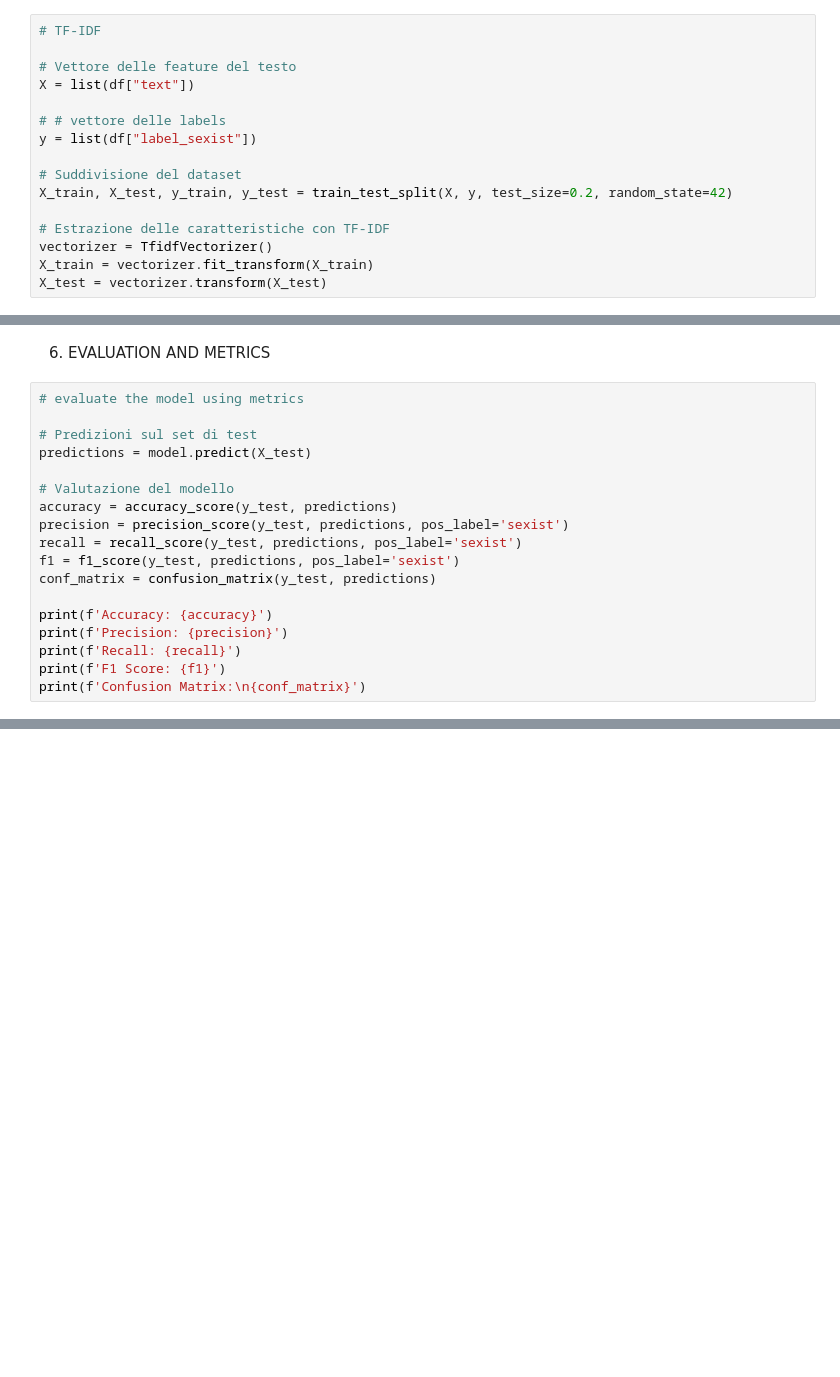
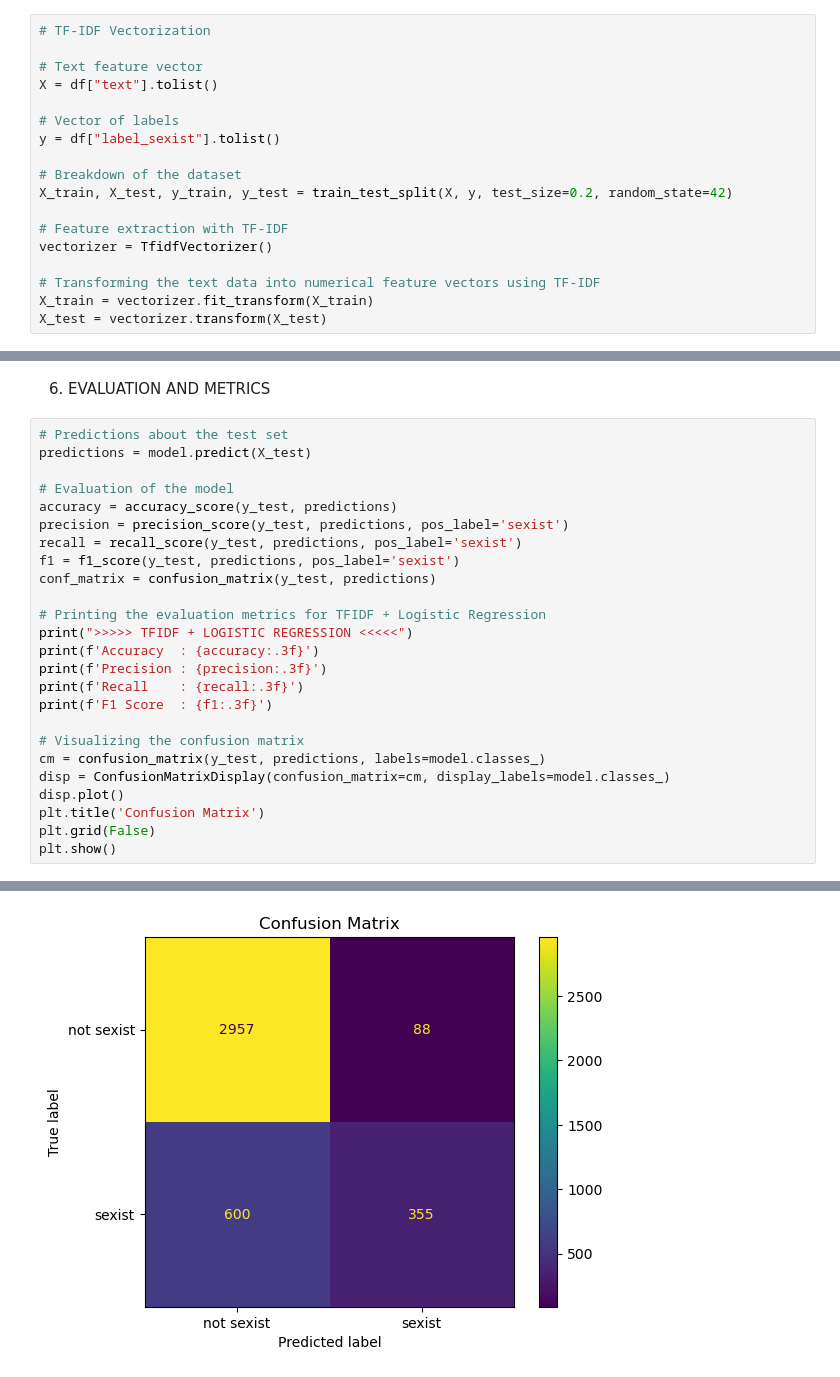
Before and after one commit to antoniocapicotto/edos, a Jupyter notebook: edos.ipynb, the cells around one changed output, grey strips where cells are left out. Cells and saved outputs as stored; diff of their text form; blank space fills up the shorter version.

```diff
--- a/edos.ipynb
+++ b/edos.ipynb
@@ -122,19 +259,21 @@ df.head()
 # %% [markdown]
 3. FEATURE EXTRACTION
 # %%
-# TF-IDF
+# TF-IDF Vectorization
 
-# Vettore delle feature del testo
-X = list(df["text"])
+# Text feature vector
+X = df["text"].tolist()
 
-# # vettore delle labels
-y = list(df["label_sexist"])
+# Vector of labels
+y = df["label_sexist"].tolist()
 
-# Suddivisione del dataset
+# Breakdown of the dataset
 X_train, X_test, y_train, y_test = train_test_split(X, y, test_size=0.2, random_state=42)
 
-# Estrazione delle caratteristiche con TF-IDF
+# Feature extraction with TF-IDF
 vectorizer = TfidfVectorizer()
+
+# Transforming the text data into numerical feature vectors using TF-IDF
 X_train = vectorizer.fit_transform(X_train)
 X_test = vectorizer.transform(X_test)
 # %% [markdown]
@@ -146,20 +289,28 @@ model.fit(X_train, y_train)
 # %% [markdown]
 6. EVALUATION AND METRICS
 # %%
-# evaluate the model using metrics
-
-# Predizioni sul set di test
+# Predictions about the test set
 predictions = model.predict(X_test)
 
-# Valutazione del modello
+# Evaluation of the model
 accuracy = accuracy_score(y_test, predictions)
 precision = precision_score(y_test, predictions, pos_label='sexist')
 recall = recall_score(y_test, predictions, pos_label='sexist')
 f1 = f1_score(y_test, predictions, pos_label='sexist')
 conf_matrix = confusion_matrix(y_test, predictions)
 
-print(f'Accuracy: {accuracy}')
-print(f'Precision: {precision}')
-print(f'Recall: {recall}')
-print(f'F1 Score: {f1}')
-print(f'Confusion Matrix:\n{conf_matrix}')
+# Printing the evaluation metrics for TFIDF + Logistic Regression
+print(">>>>> TFIDF + LOGISTIC REGRESSION <<<<<")
+print(f'Accuracy  : {accuracy:.3f}')
+print(f'Precision : {precision:.3f}')
+print(f'Recall    : {recall:.3f}')
+print(f'F1 Score  : {f1:.3f}')
+
+# Visualizing the confusion matrix
+cm = confusion_matrix(y_test, predictions, labels=model.classes_)
+disp = ConfusionMatrixDisplay(confusion_matrix=cm, display_labels=model.classes_)
+disp.plot()
+plt.title('Confusion Matrix')
+plt.grid(False)
+plt.show()
+# %% [output]
@@ -165,0 +322 @@ print(f'Confusion Matrix:\n{conf_matrix}')
+[figure, added]
```
Also changed, not shown: parts of 21 cells of this notebook, 1 other file.
